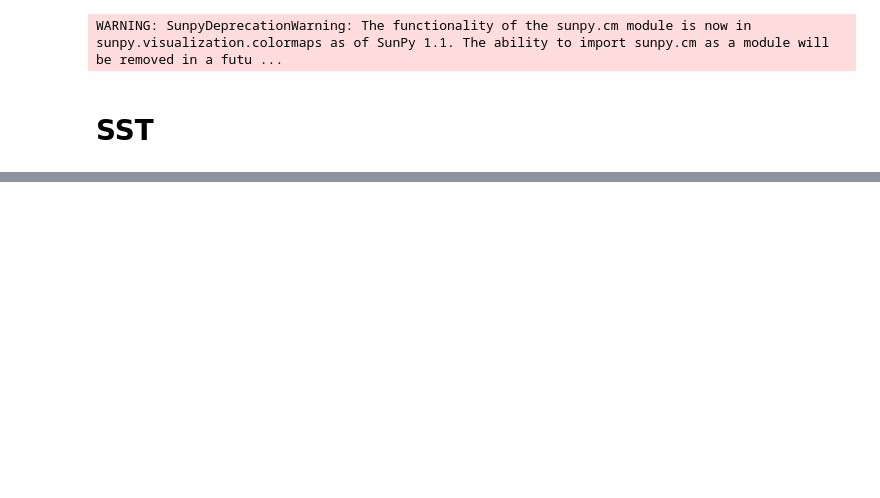
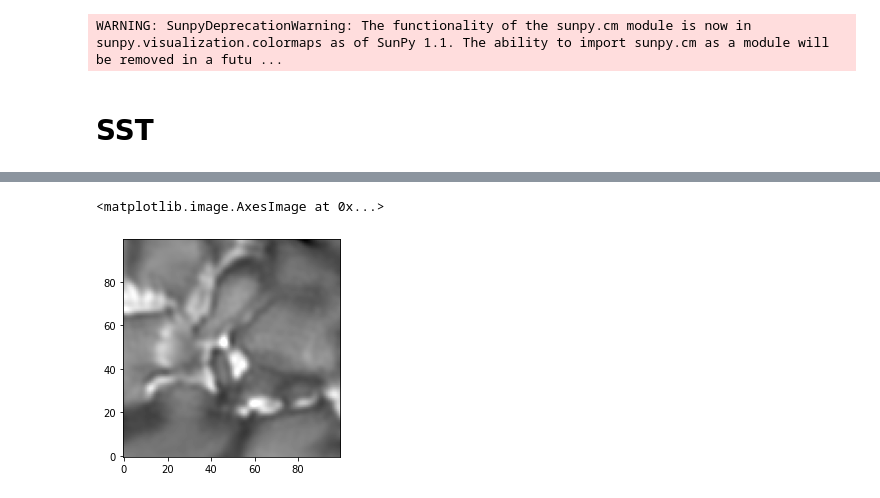
Before and after one commit to souvikita/CBP_spicule_mag, a Jupyter notebook: QSEB_CBP.ipynb, the cells around one changed output, grey strips where cells are left out. Saved outputs shown, nothing was run; the diff lists cells and outputs as text; code cells hidden in the pictures; blank space fills up the shorter version.

```diff
--- a/QSEB_CBP.ipynb
+++ b/QSEB_CBP.ipynb
@@ -93,0 +105,5 @@ plt.axhline(y=200)
+# %%
+plt.imshow(cubeH[400+225:400+225+100,600+110:600+110+100,77,21].T, origin='lower', cmap='gray',vmax=2400,vmin=1400)
+# %% [output]
+<matplotlib.image.AxesImage at 0x...>
+[figure, added]
```
Also changed, not shown: parts of 15 cells of this notebook.
